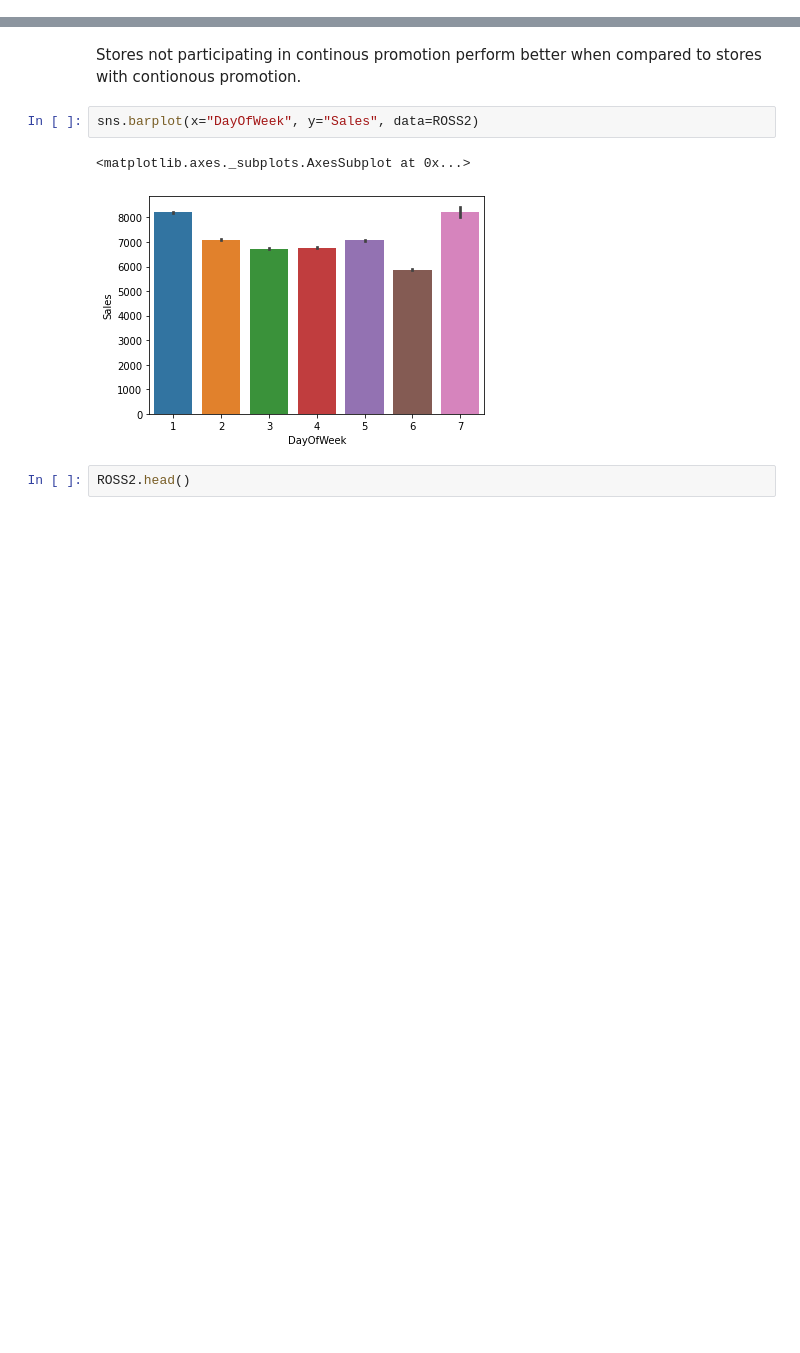
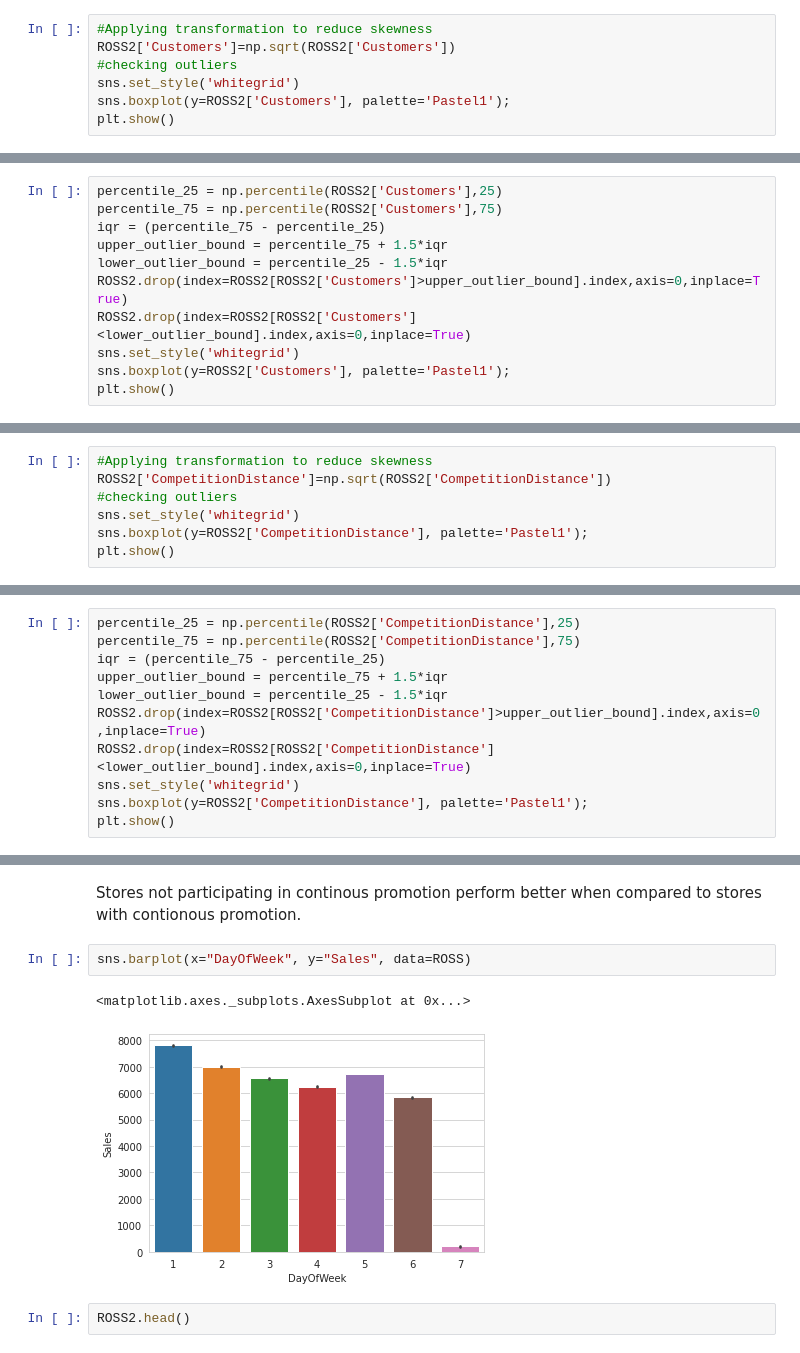
Before and after one commit to DrKamaleshR/Supervised-ML-regression, a Jupyter notebook: Rossmann_Sales_Prediction_Capstone_Project.ipynb, the cells around one changed output, grey strips where cells are left out. Cells and saved outputs as stored; diff of their text form; blank space fills up the shorter version.

```diff
--- a/Rossmann_Sales_Prediction_Capstone_Project.ipynb
+++ b/Rossmann_Sales_Prediction_Capstone_Project.ipynb
@@ -414,0 +451,7 @@ sns.distplot(ROSS2['Customers'])
+# %%
+#Applying transformation to reduce skewness
+ROSS2['Customers']=np.sqrt(ROSS2['Customers'])
+#checking outliers
+sns.set_style('whitegrid')
+sns.boxplot(y=ROSS2['Customers'], palette='Pastel1');
+plt.show()
@@ -414,0 +460,11 @@ sns.distplot(ROSS2['Customers'])
+# %%
+percentile_25 = np.percentile(ROSS2['Customers'],25)
+percentile_75 = np.percentile(ROSS2['Customers'],75)
+iqr = (percentile_75 - percentile_25)
+upper_outlier_bound = percentile_75 + 1.5*iqr
+lower_outlier_bound = percentile_25 - 1.5*iqr
+ROSS2.drop(index=ROSS2[ROSS2['Customers']>upper_outlier_bound].index,axis=0,inplace=True)
+ROSS2.drop(index=ROSS2[ROSS2['Customers']<lower_outlier_bound].index,axis=0,inplace=True)
+sns.set_style('whitegrid')
+sns.boxplot(y=ROSS2['Customers'], palette='Pastel1');
+plt.show()
@@ -420,0 +480,7 @@ sns.distplot(ROSS2['CompetitionDistance'])
+# %%
+#Applying transformation to reduce skewness
+ROSS2['CompetitionDistance']=np.sqrt(ROSS2['CompetitionDistance'])
+#checking outliers
+sns.set_style('whitegrid')
+sns.boxplot(y=ROSS2['CompetitionDistance'], palette='Pastel1');
+plt.show()
@@ -420,0 +489,11 @@ sns.distplot(ROSS2['CompetitionDistance'])
+# %%
+percentile_25 = np.percentile(ROSS2['CompetitionDistance'],25)
+percentile_75 = np.percentile(ROSS2['CompetitionDistance'],75)
+iqr = (percentile_75 - percentile_25)
+upper_outlier_bound = percentile_75 + 1.5*iqr
+lower_outlier_bound = percentile_25 - 1.5*iqr
+ROSS2.drop(index=ROSS2[ROSS2['CompetitionDistance']>upper_outlier_bound].index,axis=0,inplace=True)
+ROSS2.drop(index=ROSS2[ROSS2['CompetitionDistance']<lower_outlier_bound].index,axis=0,inplace=True)
+sns.set_style('whitegrid')
+sns.boxplot(y=ROSS2['CompetitionDistance'], palette='Pastel1');
+plt.show()
@@ -490,10 +571,10 @@ plt.show()
 # %% [markdown]
 Stores not participating in continous promotion perform better when compared to stores with contionous promotion.
 # %%
-sns.barplot(x="DayOfWeek", y="Sales", data=ROSS2)
+sns.barplot(x="DayOfWeek", y="Sales", data=ROSS)
 # %% [output]
 <matplotlib.axes._subplots.AxesSubplot at 0x...>
-[figure, old version]
+[figure, new version]
 # %%
 ROSS2.head()
 # %% [output]
```
Also changed, not shown: parts of 21 cells of this notebook.
